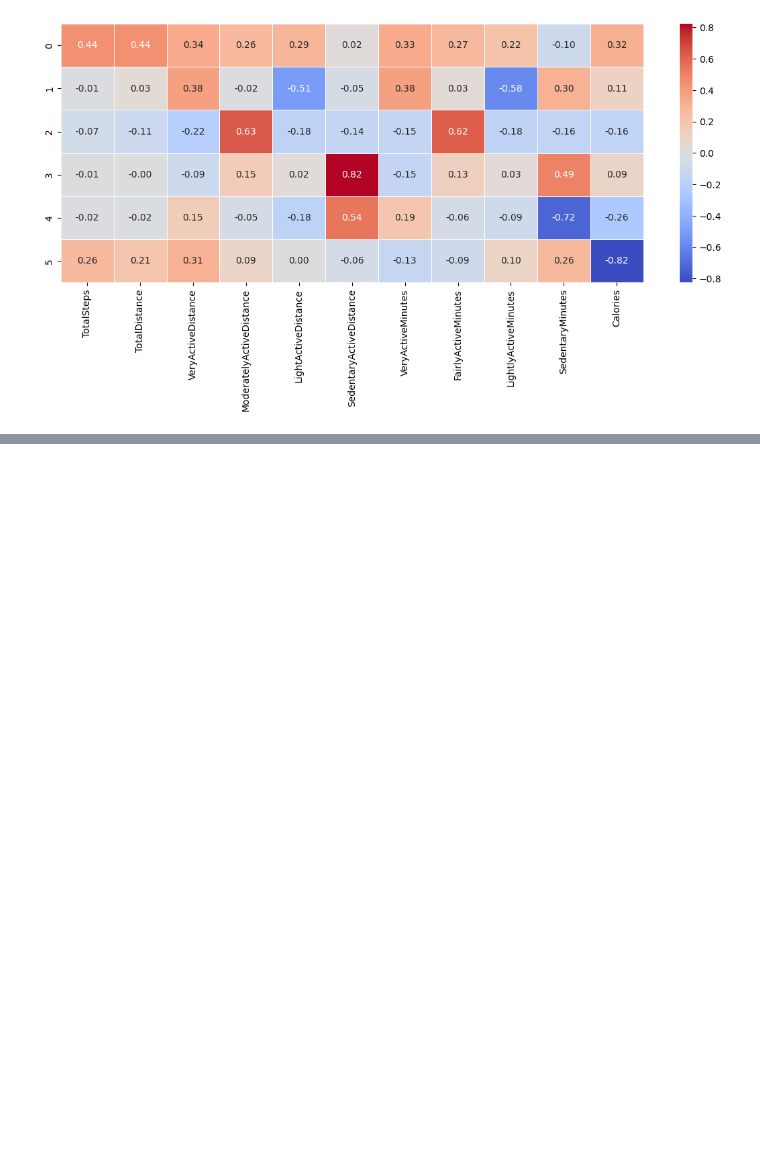
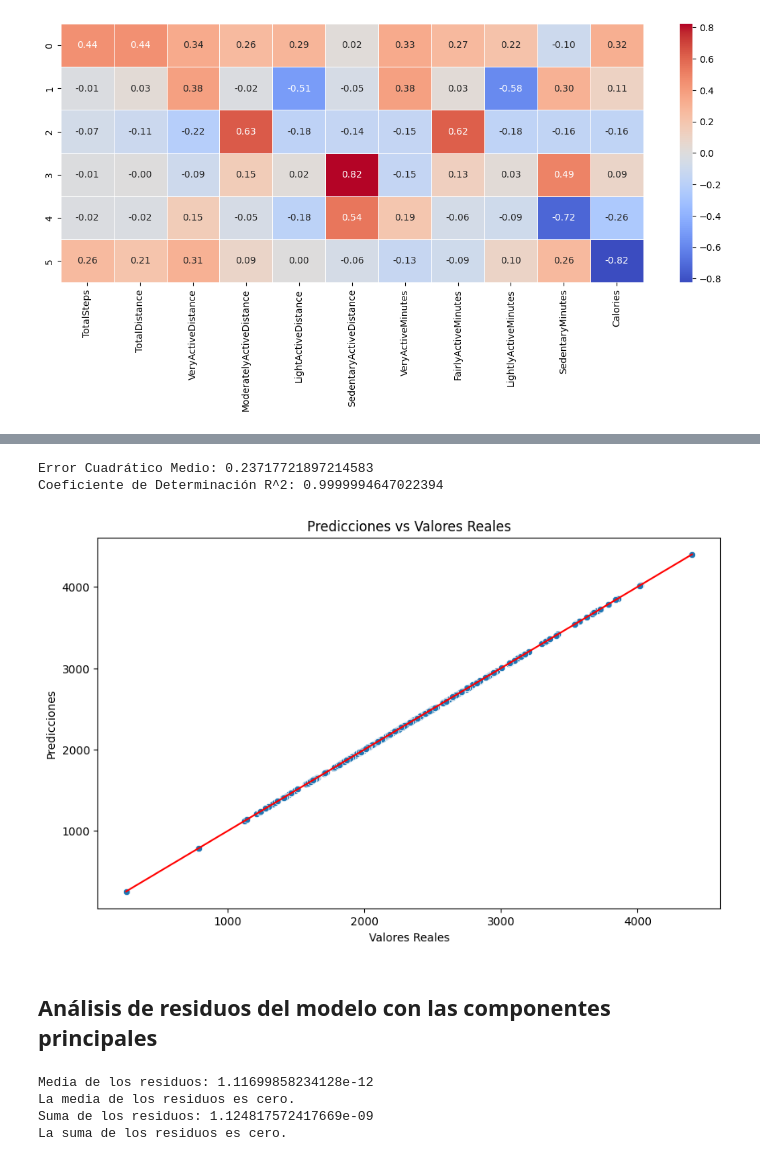
Before and after one commit to david-dlb/Estadistica-2024, a Jupyter notebook: fitness_analysis.ipynb, the cells around one changed output, grey strips where cells are left out. Cells and saved outputs as stored; diff of their text form; code cells hidden in the pictures; blank space fills up the shorter version.

```diff
--- a/fitness_analysis.ipynb
+++ b/fitness_analysis.ipynb
@@ -852,0 +926,5 @@ plt.show()
+# %%
+pca = PCA(n_components=3)  # Ajusta el número de componentes
+X_pca = pca.fit_transform(pca_data)
+# %%
+X_train, X_test, y_train, y_test = train_test_split(X_pca, y, test_size=0.2, random_state=42)
@@ -852,0 +965,40 @@ plt.show()
+# %%
+# Añadir una constante a X_test para el modelo lineal
+X_test = sm.add_constant(X_test)
+
+from sklearn.metrics import mean_squared_error, r2_score
+
+mse = mean_squared_error(y_test, predictions)
+r2 = r2_score(y_test, predictions)
+
+print(f"Error Cuadrático Medio: {mse}")
+print(f"Coeficiente de Determinación R^2: {r2}")
+# %% [output]
+Error Cuadrático Medio: 0.23717721897214583
+Coeficiente de Determinación R^2: 0.9999994647022394
+# %%
+import matplotlib.pyplot as plt
+import seaborn as sns
+
+# Asumiendo que 'y_test' son los valores reales y 'predictions' son las predicciones del modelo
+# Crear un DataFrame para facilitar la visualización
+data = pd.DataFrame({'Real': y_test, 'Predicted': predictions})
+
+# Crear un gráfico de dispersión
+plt.figure(figsize=(10, 6))
+sns.scatterplot(x='Real', y='Predicted', data=data)
+
+# Añadir una línea de identidad para visualizar la alineación de las predicciones con los valores reales
+sns.lineplot(x='Real', y='Real', data=data, color='red')
+
+# Añadir títulos y etiquetas
+plt.title('Predicciones vs Valores Reales')
+plt.xlabel('Valores Reales')
+plt.ylabel('Predicciones')
+
+# Mostrar el gráfico
+plt.show()
+# %% [output]
+[figure, added]
+# %% [markdown]
+## Análisis de residuos del modelo con las componentes principales
@@ -852,0 +1007,24 @@ plt.show()
+# %%
+import numpy as np
+
+media_residuos = np.mean(residuos)
+suma_residuos = np.sum(residuos)
+
+print(f"Media de los residuos: {media_residuos}")
+
+if np.isclose(media_residuos, 0):
+    print("La media de los residuos es cero.")
+else:
+    print("La media de los residuos no es cero.")
+
+print(f"Suma de los residuos: {suma_residuos}")
+
+if np.isclose(suma_residuos, 0):
+    print("La suma de los residuos es cero.")
+else:
+    print("La suma de los residuos no es cero.")
+# %% [output]
+Media de los residuos: 1.11699858234128e-12
+La media de los residuos es cero.
+Suma de los residuos: 1.124817572417669e-09
+La suma de los residuos es cero.
```
Also changed, not shown: parts of 36 cells of this notebook.
